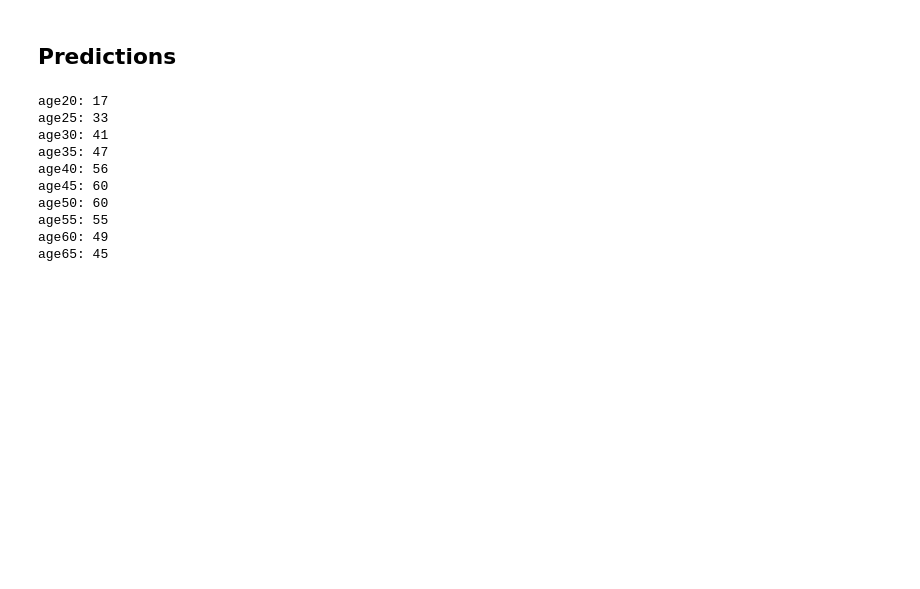
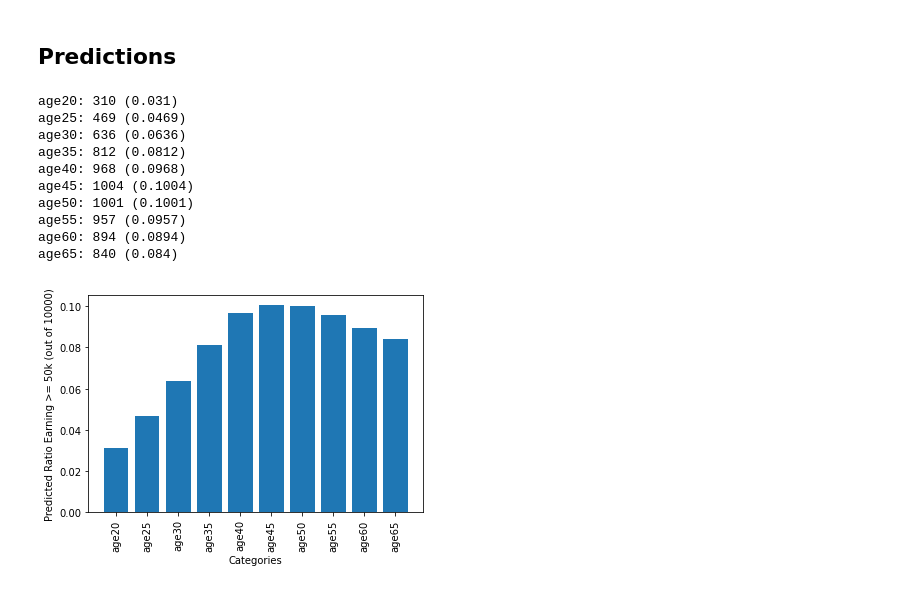
Before and after one commit to m26841/DeepL_Final_Project, a Jupyter notebook: multilayer_perceptron_network_ver3.ipynb, the cells around one changed output. Saved outputs shown, nothing was run; the diff lists cells and outputs as text; code cells hidden in the pictures; blank space fills up the shorter version.

Commit message:
added visualizations

```diff
--- a/multilayer_perceptron_network_ver3.ipynb
+++ b/multilayer_perceptron_network_ver3.ipynb
@@ -64,7 +64,7 @@ print("%s: %.2f%%" % (model.metrics_names[1], scores[1]*100))
 import random as r
 import pandas as pd
 
-NUM_GROUPS = 500
+NUM_GROUPS = 10000
 
 def random_age_gen():
     return [r.randint(18, 65)]
@@ -254,24 +254,43 @@ def predict_data(filepath, input_headers):
   dataframe = dataframe.replace({'?': numpy.nan}).dropna()
   dataset = dataframe.values
 
-  headers = input_headers
+  output_data = {}
 
-  size = len(headers)
+  size = len(input_headers)
   for i in range(size):
     filtered = dataset[i::size]
     results = categorize_data(model.predict(filtered, verbose = 0))
-    print(f"{headers[i]}: {numpy.count_nonzero(results)}")
+
+    header = input_headers[i]
+    count = numpy.count_nonzero(results)
+    ratio = (count / NUM_GROUPS)
+    output_data[header] = ratio
+    print(f"{header}: {count} ({ratio})")
+
+  return output_data
+
+def plot_data(data):
+  names = list(data.keys())
+  values = list(data.values())
+
+  plt.bar(range(len(data)), values, tick_label=names)
+  plt.xticks(rotation=90)
+  plt.xlabel("Categories")
+  plt.ylabel(f"Predicted Ratio Earning >= 50k (out of {NUM_GROUPS})")
+  plt.show()
 # %%
-predict_data("/content/age.csv", ['age20', 'age25', 'age30', 'age35', 'age40', 'age45', 'age50', 'age55', 'age60', 'age65'])
+data = predict_data("/content/age.csv", ['age20', 'age25', 'age30', 'age35', 'age40', 'age45', 'age50', 'age55', 'age60', 'age65'])
+plot_data(data)
 # %% [output]
-age20: 17
-age25: 33
-age30: 41
-age35: 47
-age40: 56
-age45: 60
-age50: 60
-age55: 55
-age60: 49
-age65: 45
+age20: 310 (0.031)
+age25: 469 (0.0469)
+age30: 636 (0.0636)
+age35: 812 (0.0812)
+age40: 968 (0.0968)
+age45: 1004 (0.1004)
+age50: 1001 (0.1001)
+age55: 957 (0.0957)
+age60: 894 (0.0894)
+age65: 840 (0.084)
+[figure, added]
 # %%
```
Also changed, not shown: parts of 7 cells of this notebook.
